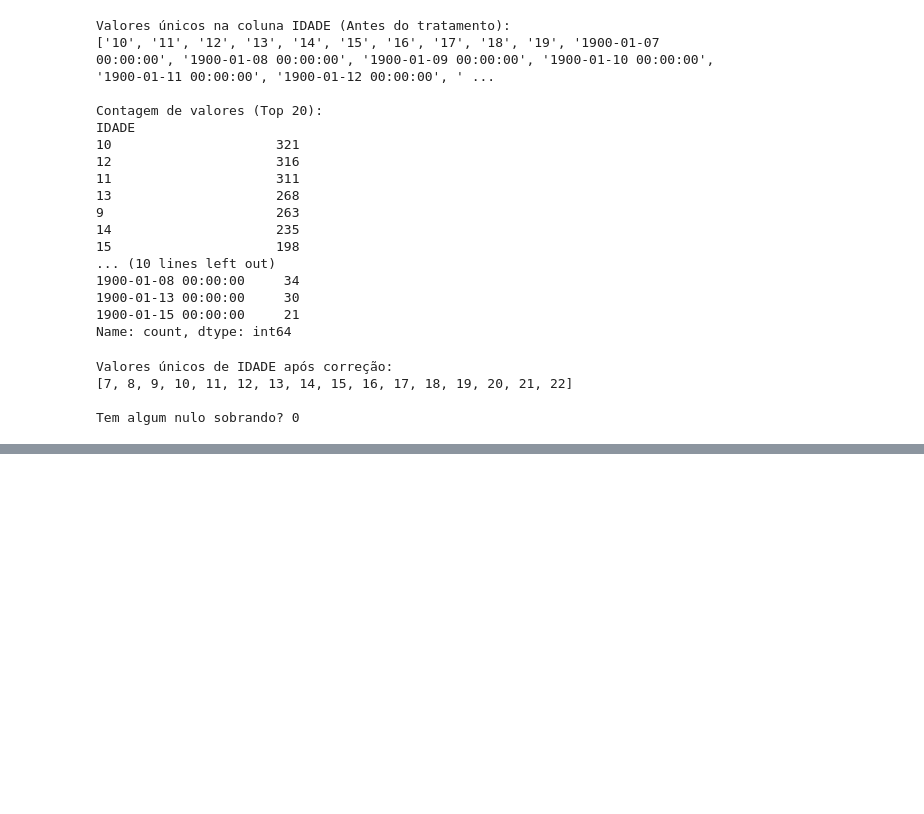
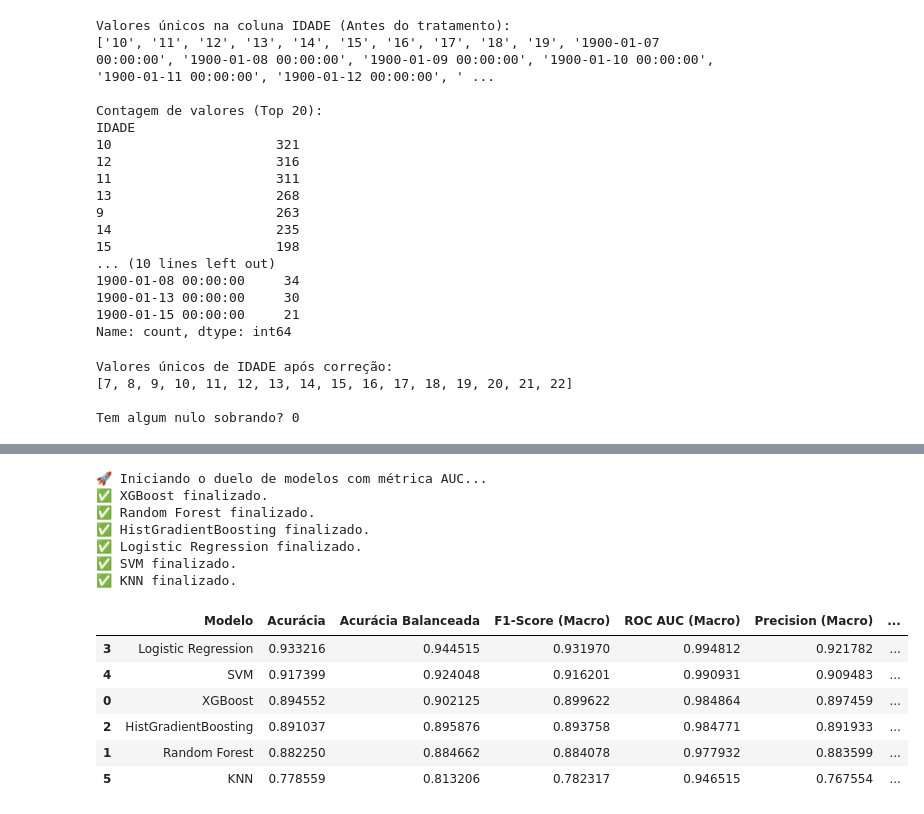
Before and after one commit to Lakand/Datathon-MLET, a Jupyter notebook: notebooks/exploracao_dados.ipynb, the cells around one changed output, grey strips where cells are left out. Saved outputs shown, nothing was run; the diff lists cells and outputs as text; code cells hidden in the pictures; blank space fills up the shorter version.

```diff
--- a/notebooks/exploracao_dados.ipynb
+++ b/notebooks/exploracao_dados.ipynb
@@ -639,0 +629,65 @@ plt.show()
+# %%
+import pandas as pd
+from xgboost import XGBClassifier
+from sklearn.ensemble import RandomForestClassifier, HistGradientBoostingClassifier
+from sklearn.linear_model import LogisticRegression
+from sklearn.svm import SVC
+from sklearn.neighbors import KNeighborsClassifier
+from sklearn.metrics import (accuracy_score, precision_score, recall_score,
+                             f1_score, balanced_accuracy_score, roc_auc_score)
+
+# 1. Definindo a lista de modelos (Total: 6)
+modelos = {
+    "XGBoost": XGBClassifier(random_state=42, use_label_encoder=False, eval_metric='mlogloss'),
+    "Random Forest": RandomForestClassifier(random_state=42),
+    "HistGradientBoosting": HistGradientBoostingClassifier(random_state=42),
+    "Logistic Regression": LogisticRegression(max_iter=1000, random_state=42),
+    "SVM": SVC(probability=True, random_state=42), # probability=True é necessário para AUC
+    "KNN": KNeighborsClassifier(n_neighbors=5)
+}
+
+# 2. Loop de avaliação
+resultados = []
+
+print("🚀 Iniciando o duelo de modelos com métrica AUC...")
+
+for nome, modelo in modelos.items():
+    # Treinamento com dados balanceados
+    modelo.fit(X_resampled, y_resampled)
+
+    # Previsão de classes e de probabilidades (necessário para AUC)
+    y_pred = modelo.predict(X_test_scaled)
+    y_probs = modelo.predict_proba(X_test_scaled)
+
+    # Cálculo das métricas
+    metrics = {
+        "Modelo": nome,
+        "Acurácia": accuracy_score(y_test, y_pred),
+        "Acurácia Balanceada": balanced_accuracy_score(y_test, y_pred),
+        "F1-Score (Macro)": f1_score(y_test, y_pred, average='macro'),
+        "ROC AUC (Macro)": roc_auc_score(y_test, y_probs, multi_class='ovr', average='macro'),
+        "Precision (Macro)": precision_score(y_test, y_pred, average='macro'),
+        "Recall (Macro)": recall_score(y_test, y_pred, average='macro')
+    }
+
+    resultados.append(metrics)
+    print(f"✅ {nome} finalizado.")
+
+# 3. Exibindo o Ranking ordenado pelo F1-Score e AUC
+df_comparacao = pd.DataFrame(resultados).sort_values(by=["F1-Score (Macro)", "ROC AUC (Macro)"], ascending=False)
+display(df_comparacao)
+# %% [output]
+🚀 Iniciando o duelo de modelos com métrica AUC...
+✅ XGBoost finalizado.
+✅ Random Forest finalizado.
+✅ HistGradientBoosting finalizado.
+✅ Logistic Regression finalizado.
+✅ SVM finalizado.
+✅ KNN finalizado.
+|  | Modelo | Acurácia | Acurácia Balanceada | F1-Score (Macro) | ROC AUC (Macro) | Precision (Macro) | ... |
+| 3 | Logistic Regression | 0.933216 | 0.944515 | 0.931970 | 0.994812 | 0.921782 | ... |
+| 4 | SVM | 0.917399 | 0.924048 | 0.916201 | 0.990931 | 0.909483 | ... |
+| 0 | XGBoost | 0.894552 | 0.902125 | 0.899622 | 0.984864 | 0.897459 | ... |
+| 2 | HistGradientBoosting | 0.891037 | 0.895876 | 0.893758 | 0.984771 | 0.891933 | ... |
+| 1 | Random Forest | 0.882250 | 0.884662 | 0.884078 | 0.977932 | 0.883599 | ... |
+| 5 | KNN | 0.778559 | 0.813206 | 0.782317 | 0.946515 | 0.767554 | ... |
```
Also changed, not shown: parts of 12 cells of this notebook, 3 other files.
